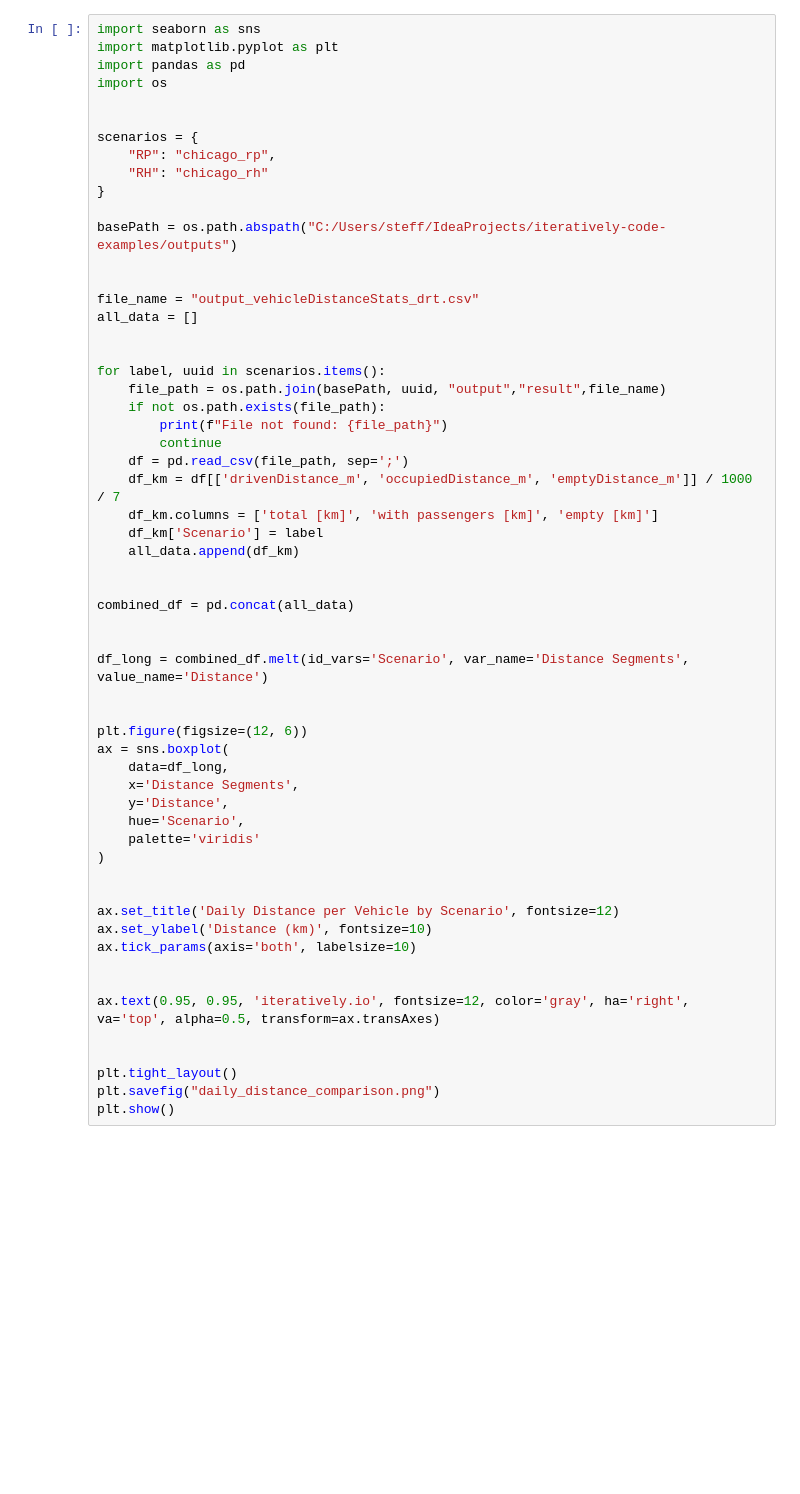
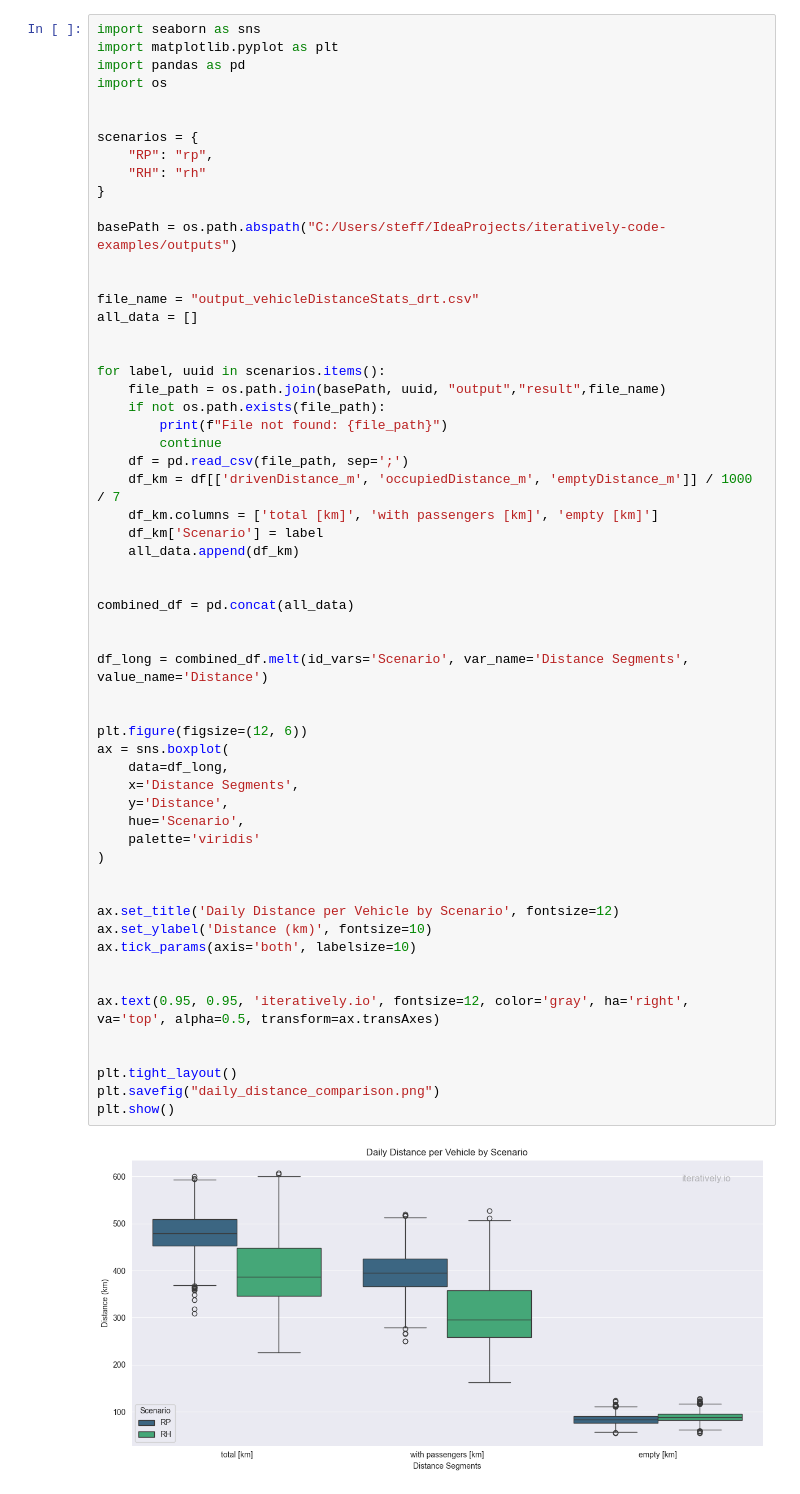
Before and after one commit to steffenaxer/iteratively-code-examples, a Jupyter notebook: src/main/python/chicago/notebooks/simulation_analysis compare.ipynb, the cells around one changed output. Drawn from its saved outputs; the diff is of its cells as text; blank space fills up the shorter version.

```diff
--- a/src/main/python/chicago/notebooks/simulation_analysis compare.ipynb
+++ b/src/main/python/chicago/notebooks/simulation_analysis compare.ipynb
@@ -6,8 +6,8 @@ import os
 
 
 scenarios = {
-    "RP": "chicago_rp",
-    "RH": "chicago_rh"
+    "RP": "rp",
+    "RH": "rh"
 }
 
 basePath = os.path.abspath("C:/Users/steff/IdeaProjects/iteratively-code-examples/outputs")
@@ -29,33 +29,35 @@ for label, uuid in scenarios.items():
     all_data.append(df_km)
 
 
 combined_df = pd.concat(all_data)
 
 
 df_long = combined_df.melt(id_vars='Scenario', var_name='Distance Segments', value_name='Distance')
 
 
 plt.figure(figsize=(12, 6))
 ax = sns.boxplot(
     data=df_long,
     x='Distance Segments',
     y='Distance',
     hue='Scenario',
     palette='viridis'
 )
 
 
 ax.set_title('Daily Distance per Vehicle by Scenario', fontsize=12)
 ax.set_ylabel('Distance (km)', fontsize=10)
 ax.tick_params(axis='both', labelsize=10)
 
 
 ax.text(0.95, 0.95, 'iteratively.io', fontsize=12, color='gray', ha='right', va='top', alpha=0.5, transform=ax.transAxes)
 
 
 plt.tight_layout()
 plt.savefig("daily_distance_comparison.png")
 plt.show()
+# %% [output]
+[figure, added]
 # %%
 import pandas as pd
 import matplotlib.pyplot as plt
```
Also changed, not shown: parts of 6 cells of this notebook.
